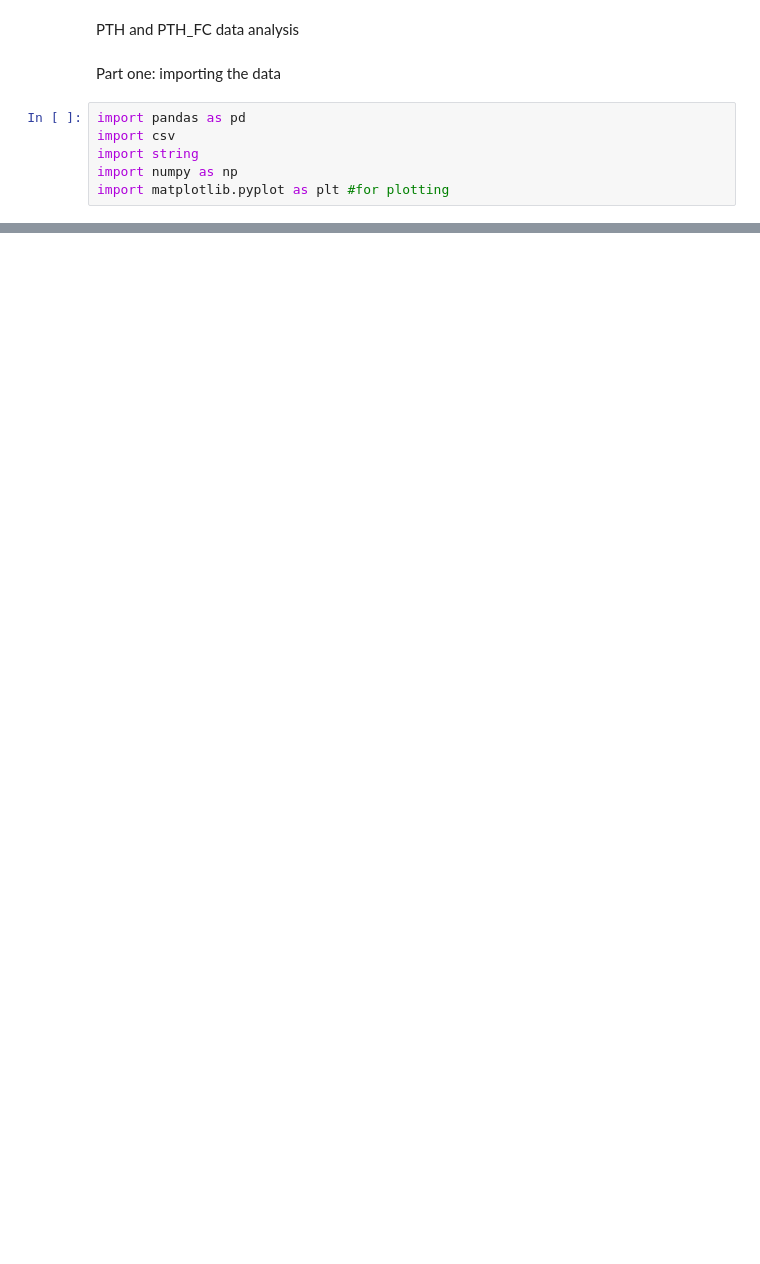
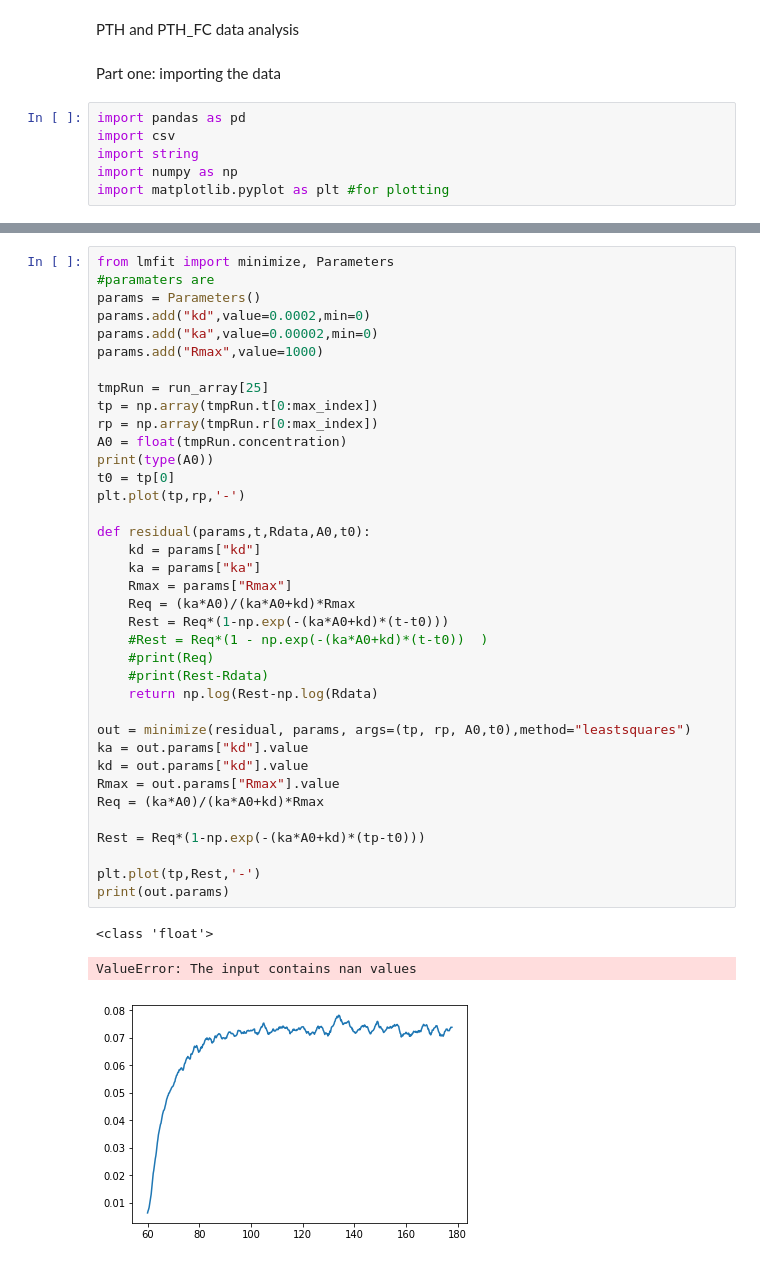
Before and after one commit to DexterAntonio/pthBLI, a Jupyter notebook: processingData.ipynb, the cells around one changed output, grey strips where cells are left out. Cells and saved outputs as stored; diff of their text form; blank space fills up the shorter version.

```diff
--- a/processingData.ipynb
+++ b/processingData.ipynb
@@ -102,0 +132,41 @@ plt.show()
+# %%
+from lmfit import minimize, Parameters
+#paramaters are
+params = Parameters()
+params.add("kd",value=0.0002,min=0)
+params.add("ka",value=0.00002,min=0)
+params.add("Rmax",value=1000)
+
+tmpRun = run_array[25]
+tp = np.array(tmpRun.t[0:max_index])
+rp = np.array(tmpRun.r[0:max_index])
+A0 = float(tmpRun.concentration)
+print(type(A0))
+t0 = tp[0]
+plt.plot(tp,rp,'-')
+
+def residual(params,t,Rdata,A0,t0):
+    kd = params["kd"]
+    ka = params["ka"]
+    Rmax = params["Rmax"]
+    Req = (ka*A0)/(ka*A0+kd)*Rmax
+    Rest = Req*(1-np.exp(-(ka*A0+kd)*(t-t0)))
+    #Rest = Req*(1 - np.exp(-(ka*A0+kd)*(t-t0))  )
+    #print(Req)
+    #print(Rest-Rdata)
+    return np.log(Rest-np.log(Rdata)
+
+out = minimize(residual, params, args=(tp, rp, A0,t0),method="leastsquares")
+ka = out.params["kd"].value
+kd = out.params["kd"].value
+Rmax = out.params["Rmax"].value
+Req = (ka*A0)/(ka*A0+kd)*Rmax
+
+Rest = Req*(1-np.exp(-(ka*A0+kd)*(tp-t0)))
+
+plt.plot(tp,Rest,'-')
+print(out.params)
+# %% [output]
+<class 'float'>
+ValueError: The input contains nan values
+[figure, added]
```
Also changed, not shown: parts of 9 cells of this notebook.
